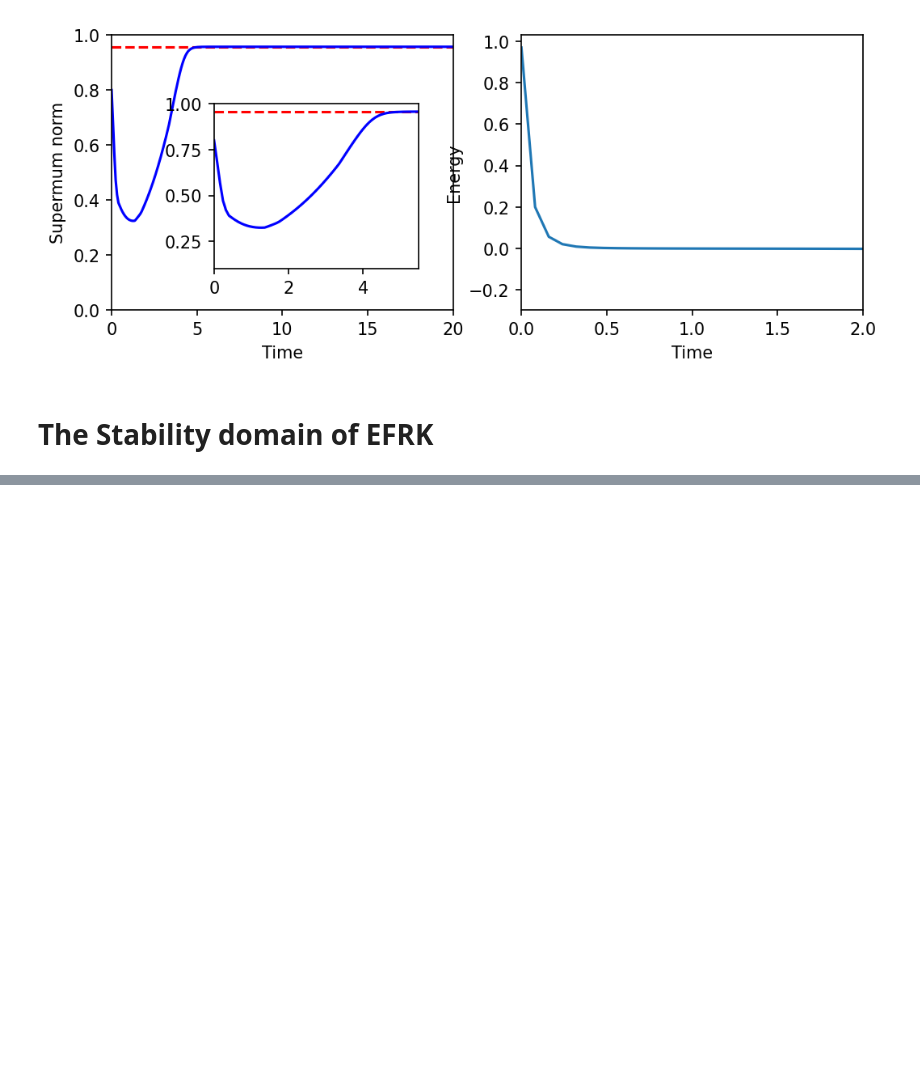
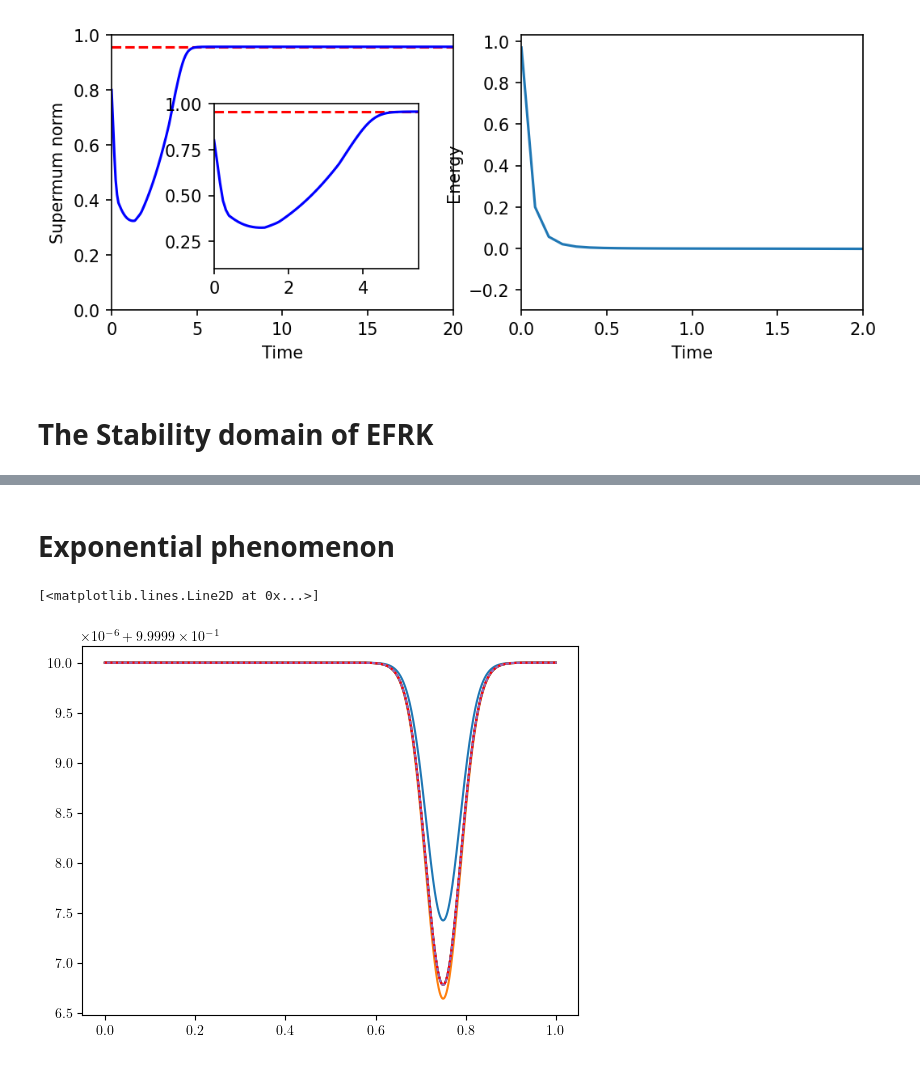
Before and after one commit to HaifengWang1031/integrating-factor-Runge-Kutta-methods, a Jupyter notebook: Code/Expriments.ipynb, the cells around one changed output, grey strips where cells are left out. Saved outputs shown, nothing was run; the diff lists cells and outputs as text; code cells hidden in the pictures; blank space fills up the shorter version.

```diff
--- a/Code/Expriments.ipynb
+++ b/Code/Expriments.ipynb
@@ -589,3 +589,47 @@ for j in range(5):
 fig.savefig("stability_region.pdf",dpi=300,bbox_inches="tight",pad_inches=0.2)
 # %% [output]
 [figure]
+# %% [markdown]
+# Exponential phenomenon
+# %%
+eps = 0.01
+t_period = 20
+s_domain = (0,1)
+N = 2048
+discrete_num = N
+time_step = 2**-4
+xn = np.linspace(s_domain[0],s_domain[1],N+1)
+initial_condition = np.zeros_like(xn)
+initial_condition[:N//2] = 1
+
+boundary_condition = "periodic"
+potential = "ginzburg_landau"
+# %%
+reference_solver = Allen_Cahn_fSolver_1D(eps,t_period,s_domain,2**-5,discrete_num,initial_condition,boundary_condition,potential,step_method="IFRK4")
+reference_solver.solve()
+
+ac_ifrk1 =  Allen_Cahn_fSolver_1D(eps,t_period,s_domain,time_step,discrete_num,initial_condition,boundary_condition,potential,step_method="IFRK1")
+ac_ifrk1.solve()
+
+ac_ifrk2 =  Allen_Cahn_fSolver_1D(eps,t_period,s_domain,time_step,discrete_num,initial_condition,boundary_condition,potential,step_method="IFRK2")
+ac_ifrk2.solve()
+
+ac_ifrk3 =  Allen_Cahn_fSolver_1D(eps,t_period,s_domain,time_step,discrete_num,initial_condition,boundary_condition,potential,step_method="IFRK3")
+ac_ifrk3.solve()
+
+ac_ifrk4 =  Allen_Cahn_fSolver_1D(eps,t_period,s_domain,time_step,discrete_num,initial_condition,boundary_condition,potential,step_method="IFRK4")
+ac_ifrk4.solve()
+
+ac_ifrk54 =  Allen_Cahn_fSolver_1D(eps,t_period,s_domain,time_step,discrete_num,initial_condition,boundary_condition,potential,step_method="IFRK54")
+ac_ifrk54.solve()
+# %%
+plt.plot(ac_ifrk1.xh[:-1],ac_ifrk1.U[-1])
+plt.plot(ac_ifrk2.xh[:-1],ac_ifrk2.U[-1])
+plt.plot(ac_ifrk3.xh[:-1],ac_ifrk3.U[-1])
+plt.plot(ac_ifrk4.xh[:-1],ac_ifrk4.U[-1])
+plt.plot(ac_ifrk54.xh[:-1],ac_ifrk54.U[-1])
+
+plt.plot(reference_solver.xh[:-1],reference_solver.U[-1],"r:")
+# %% [output]
+[<matplotlib.lines.Line2D at 0x...>]
+[figure, added]
```
Also changed, not shown: parts of 2 cells of this notebook.
